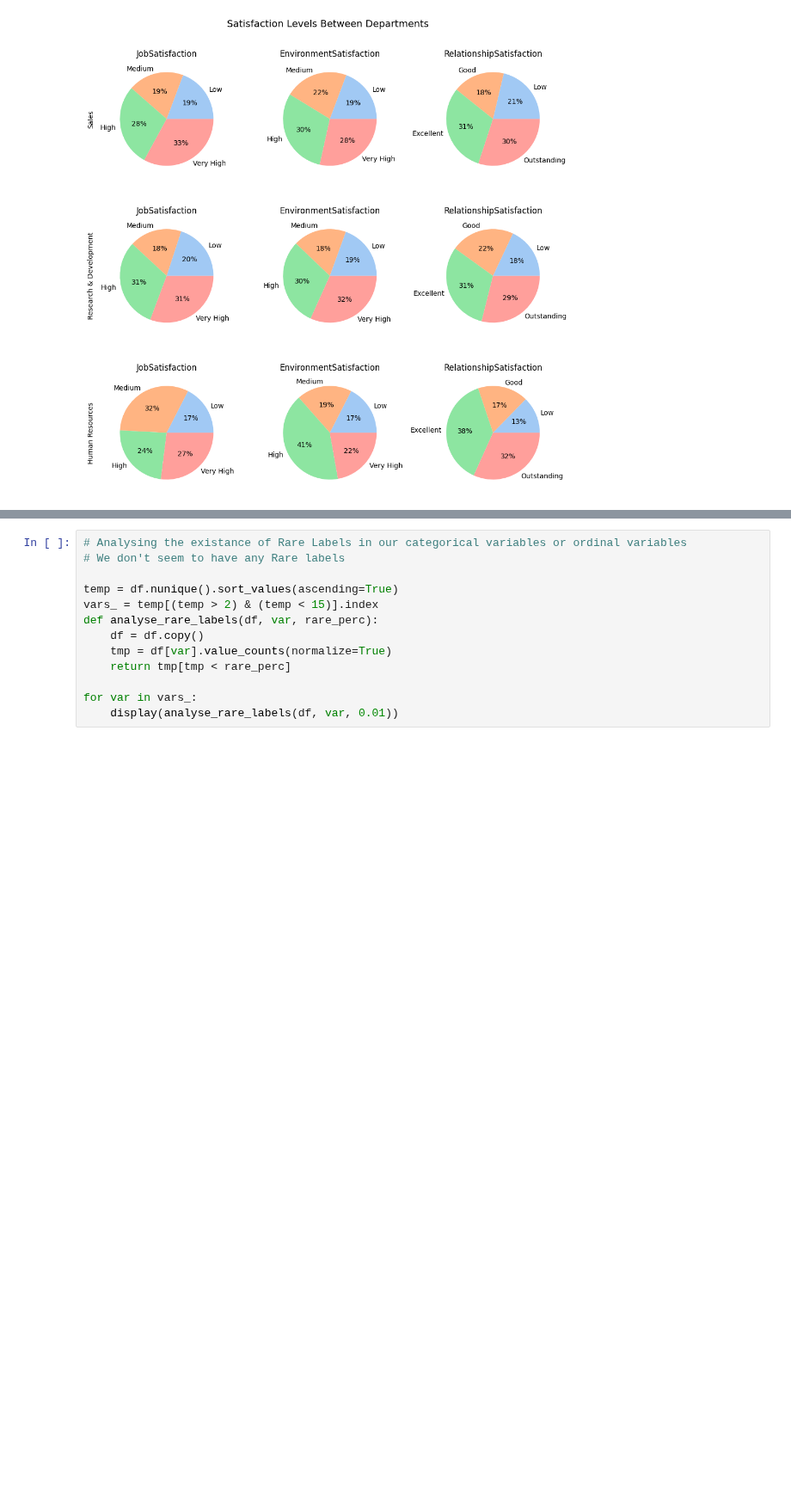
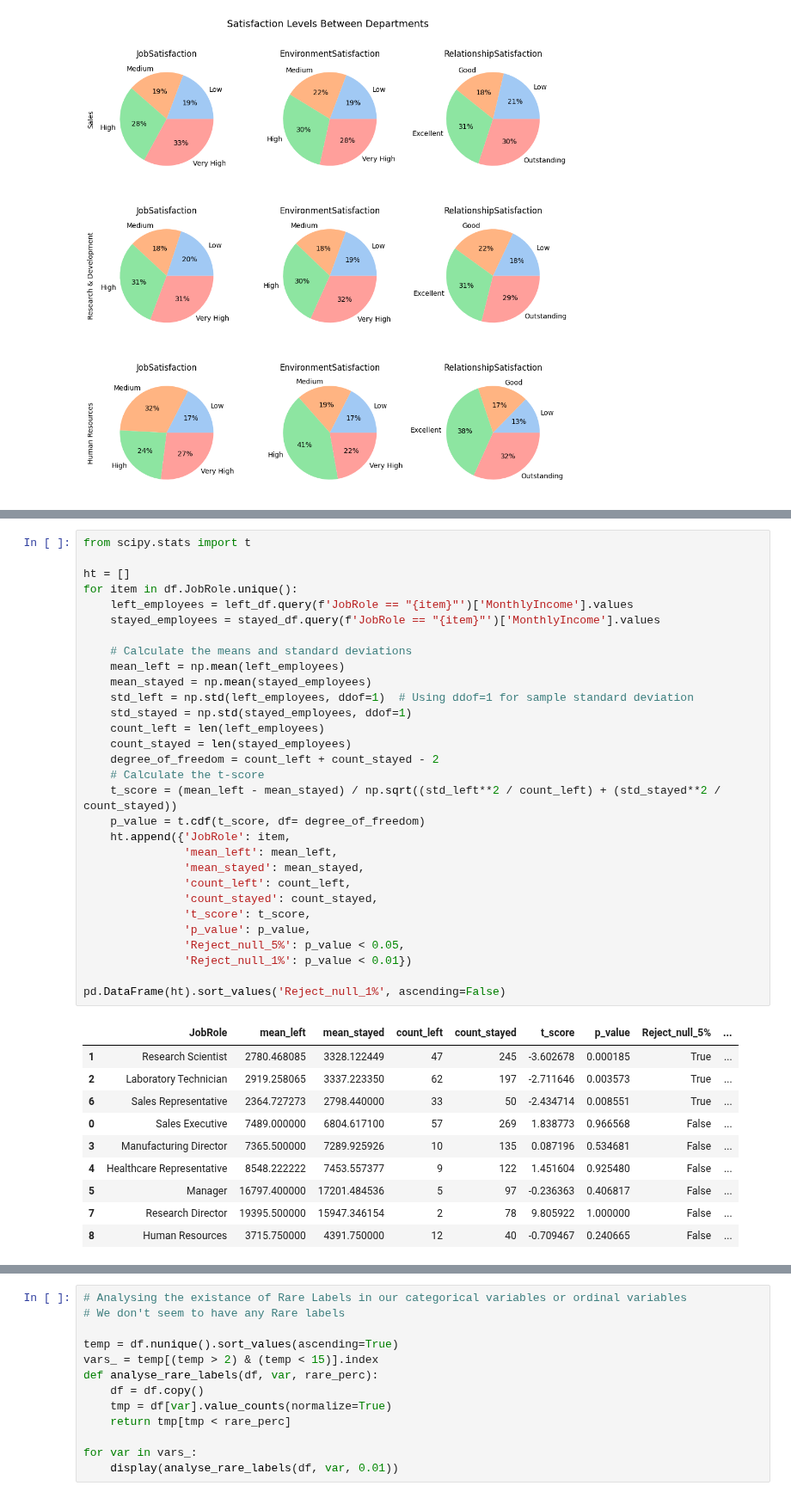
Before and after one commit to GoncaloJoseMoura/Projects, a Jupyter notebook: HR/HR_Attrition.ipynb, the cells around one changed output, grey strips where cells are left out. Shown at 86% size. Saved outputs shown, nothing was run; the diff lists cells and outputs as text; blank space fills up the shorter version.

```diff
--- a/HR/HR_Attrition.ipynb
+++ b/HR/HR_Attrition.ipynb
@@ -453,0 +519,41 @@ plt.tight_layout()
+# %%
+from scipy.stats import t
+
+ht = []
+for item in df.JobRole.unique():
+    left_employees = left_df.query(f'JobRole == "{item}"')['MonthlyIncome'].values
+    stayed_employees = stayed_df.query(f'JobRole == "{item}"')['MonthlyIncome'].values
+
+    # Calculate the means and standard deviations
+    mean_left = np.mean(left_employees)
+    mean_stayed = np.mean(stayed_employees)
+    std_left = np.std(left_employees, ddof=1)  # Using ddof=1 for sample standard deviation
+    std_stayed = np.std(stayed_employees, ddof=1)
+    count_left = len(left_employees)
+    count_stayed = len(stayed_employees)
+    degree_of_freedom = count_left + count_stayed - 2
+    # Calculate the t-score
+    t_score = (mean_left - mean_stayed) / np.sqrt((std_left**2 / count_left) + (std_stayed**2 / count_stayed))
+    p_value = t.cdf(t_score, df= degree_of_freedom)
+    ht.append({'JobRole': item,
+               'mean_left': mean_left,
+               'mean_stayed': mean_stayed,
+               'count_left': count_left,
+               'count_stayed': count_stayed,
+               't_score': t_score,
+               'p_value': p_value,
+               'Reject_null_5%': p_value < 0.05,
+               'Reject_null_1%': p_value < 0.01})
+
+pd.DataFrame(ht).sort_values('Reject_null_1%', ascending=False)
+# %% [output]
+|  | JobRole | mean_left | mean_stayed | count_left | count_stayed | t_score | p_value | Reject_null_5% | ... |
+| 1 | Research Scientist | 2780.468085 | 3328.122449 | 47 | 245 | -3.602678 | 0.000185 | True | ... |
+| 2 | Laboratory Technician | 2919.258065 | 3337.223350 | 62 | 197 | -2.711646 | 0.003573 | True | ... |
+| 6 | Sales Representative | 2364.727273 | 2798.440000 | 33 | 50 | -2.434714 | 0.008551 | True | ... |
+| 0 | Sales Executive | 7489.000000 | 6804.617100 | 57 | 269 | 1.838773 | 0.966568 | False | ... |
+| 3 | Manufacturing Director | 7365.500000 | 7289.925926 | 10 | 135 | 0.087196 | 0.534681 | False | ... |
+| 4 | Healthcare Representative | 8548.222222 | 7453.557377 | 9 | 122 | 1.451604 | 0.925480 | False | ... |
+| 5 | Manager | 16797.400000 | 17201.484536 | 5 | 97 | -0.236363 | 0.406817 | False | ... |
+| 7 | Research Director | 19395.500000 | 15947.346154 | 2 | 78 | 9.805922 | 1.000000 | False | ... |
+| 8 | Human Resources | 3715.750000 | 4391.750000 | 12 | 40 | -0.709467 | 0.240665 | False | ... |
```
Also changed, not shown: parts of 21 cells of this notebook.
